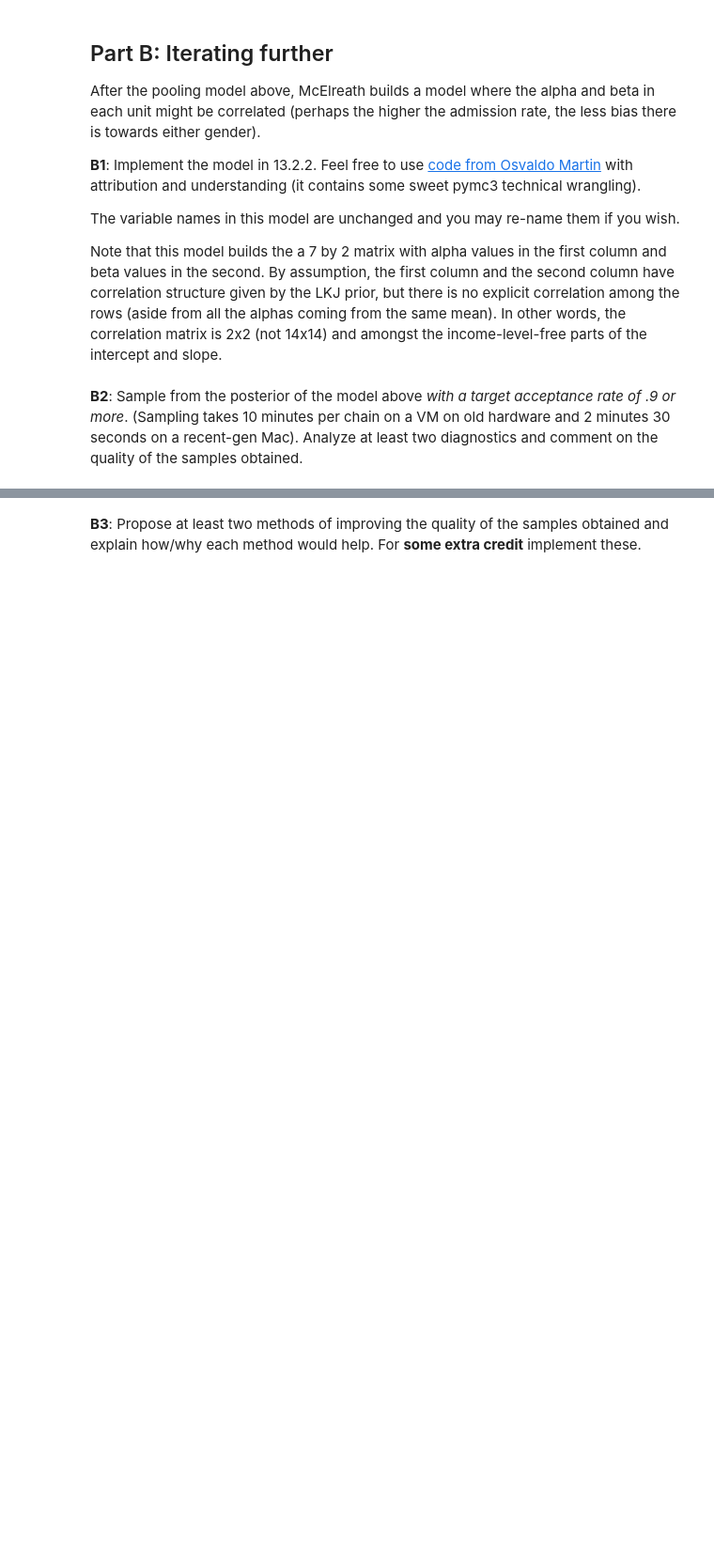
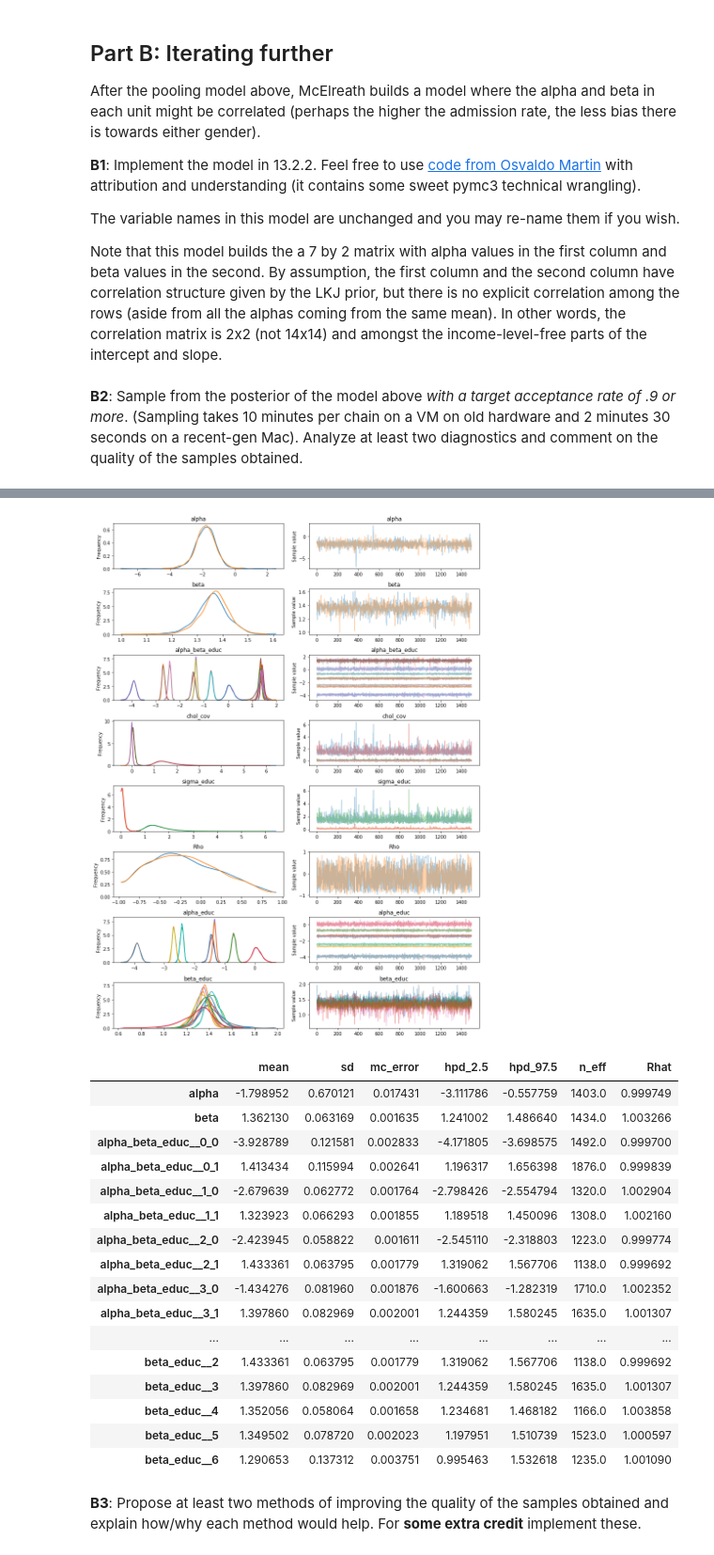
Before and after one commit to chase130101/2018spring, a Jupyter notebook: final/AM207_Final_2018.ipynb, the cells around one changed output, grey strips where cells are left out. Shown at 94% size. Cells and saved outputs as stored; diff of their text form; code cells hidden in the pictures; blank space fills up the shorter version.

```diff
--- a/final/AM207_Final_2018.ipynb
+++ b/final/AM207_Final_2018.ipynb
@@ -122,5 +195,44 @@ After the pooling model above, McElreath builds a model where the alpha and beta
 The variable names in this model are unchanged and you may re-name them if you wish.
 
 Note that this model builds the a 7 by 2 matrix with alpha values in the first column and beta values in the second. By assumption, the first column and the second column have correlation structure given by the LKJ prior, but there is no explicit correlation among the rows (aside from all the alphas coming from the same mean). In other words, the correlation matrix is 2x2 (not 14x14) and amongst the income-level-free parts of the intercept and slope.
+# %%
+# hierarchical logit, varying slope and intercept; earn50K ~ education, gender
+# using Osvaldo Martin code for matrix wrangling:
+# https://github.com/aloctavodia/Statistical-Rethinking-with-Python-and-PyMC3/blob/master/Chp_13.ipynb
+educ_id = dataset['category'].values
+with pm.Model() as logit_earn50K_educGender2:
+
+    sd_dist = pm.HalfCauchy.dist(2)
+    packed_chol = pm.LKJCholeskyCov('chol_cov', eta=2, n=2, sd_dist=sd_dist)
+
+    # compute the covariance matrix
+    chol = pm.expand_packed_triangular(2, packed_chol, lower=True)
+    cov = tt.dot(chol, chol.T)
+
+    # Extract the standard deviations and rho
+    sigma_ab = pm.Deterministic('sigma_educ', tt.sqrt(tt.diag(cov)))
+    corr = tt.diag(sigma_ab**-1).dot(cov.dot(tt.diag(sigma_ab**-1)))
+    r = pm.Deterministic('Rho', corr[np.triu_indices(2, k=1)])
+
+
+    alpha = pm.Normal('alpha', mu=0, sd=10)
+    beta = pm.Normal('beta', mu=0, sd=1)
+    alpha_beta_educ = pm.MvNormal('alpha_beta_educ', mu=tt.stack([alpha, beta]), chol=chol,
+                                  shape=(len(categories), 2))
+
+    alpha_educ = pm.Deterministic('alpha_educ', alpha_beta_educ[:, 0])
+    beta_educ = pm.Deterministic('beta_educ', alpha_beta_educ[:, 1])
+
+    # model
+    p_earn50K = pm.math.invlogit(alpha_educ[educ_id] + beta_educ[educ_id] * dataset['sex'])
+
+    # likelihood
+    earn50K_lik = pm.Binomial('>50_obs', p=p_earn50K, n=dataset['total'], observed=dataset['>50'])
 # %% [markdown]
 **B2**: Sample from the posterior of the model above *with a target acceptance rate of .9 or more*. (Sampling takes 10 minutes per chain on a VM on old hardware and 2 minutes 30 seconds on a recent-gen Mac). Analyze at least two diagnostics and comment on the quality of the samples obtained.
+# %%
+# sampling from posterior
+with logit_earn50K_educGender2:
+    logit_50K_educGender_trace2 = pm.sampling.sample(draws=2000, init='advi', step=pm.NUTS(),
+                                                     compute_convergence_checks=True, chains=2,
+                                                     target_accept=0.90)
@@ -127,2 +245,26 @@ Note that this model builds the a 7 by 2 matrix with alpha values in the first c
+# %%
+# trace plots, auto-correlation plots, and summary
+pm.traceplot(logit_50K_educGender_trace2[500:])
+plt.show()
+pm.summary(logit_50K_educGender_trace2[500:])
+# %% [output]
+[figure, added]
+|  | mean | sd | mc_error | hpd_2.5 | hpd_97.5 | n_eff | Rhat |
+| alpha | -1.798952 | 0.670121 | 0.017431 | -3.111786 | -0.557759 | 1403.0 | 0.999749 |
+| beta | 1.362130 | 0.063169 | 0.001635 | 1.241002 | 1.486640 | 1434.0 | 1.003266 |
+| alpha_beta_educ__0_0 | -3.928789 | 0.121581 | 0.002833 | -4.171805 | -3.698575 | 1492.0 | 0.999700 |
+| alpha_beta_educ__0_1 | 1.413434 | 0.115994 | 0.002641 | 1.196317 | 1.656398 | 1876.0 | 0.999839 |
+| alpha_beta_educ__1_0 | -2.679639 | 0.062772 | 0.001764 | -2.798426 | -2.554794 | 1320.0 | 1.002904 |
+| alpha_beta_educ__1_1 | 1.323923 | 0.066293 | 0.001855 | 1.189518 | 1.450096 | 1308.0 | 1.002160 |
+| alpha_beta_educ__2_0 | -2.423945 | 0.058822 | 0.001611 | -2.545110 | -2.318803 | 1223.0 | 0.999774 |
+| alpha_beta_educ__2_1 | 1.433361 | 0.063795 | 0.001779 | 1.319062 | 1.567706 | 1138.0 | 0.999692 |
+| alpha_beta_educ__3_0 | -1.434276 | 0.081960 | 0.001876 | -1.600663 | -1.282319 | 1710.0 | 1.002352 |
+| alpha_beta_educ__3_1 | 1.397860 | 0.082969 | 0.002001 | 1.244359 | 1.580245 | 1635.0 | 1.001307 |
+| ... | ... | ... | ... | ... | ... | ... | ... |
+| beta_educ__2 | 1.433361 | 0.063795 | 0.001779 | 1.319062 | 1.567706 | 1138.0 | 0.999692 |
+| beta_educ__3 | 1.397860 | 0.082969 | 0.002001 | 1.244359 | 1.580245 | 1635.0 | 1.001307 |
+| beta_educ__4 | 1.352056 | 0.058064 | 0.001658 | 1.234681 | 1.468182 | 1166.0 | 1.003858 |
+| beta_educ__5 | 1.349502 | 0.078720 | 0.002023 | 1.197951 | 1.510739 | 1523.0 | 1.000597 |
+| beta_educ__6 | 1.290653 | 0.137312 | 0.003751 | 0.995463 | 1.532618 | 1235.0 | 1.001090 |
 # %% [markdown]
 **B3**: Propose at least two methods of improving the quality of the samples obtained and explain how/why each method would help. For **some extra credit** implement these.
```
Also changed, not shown: parts of 56 cells of this notebook, 1 other file.
